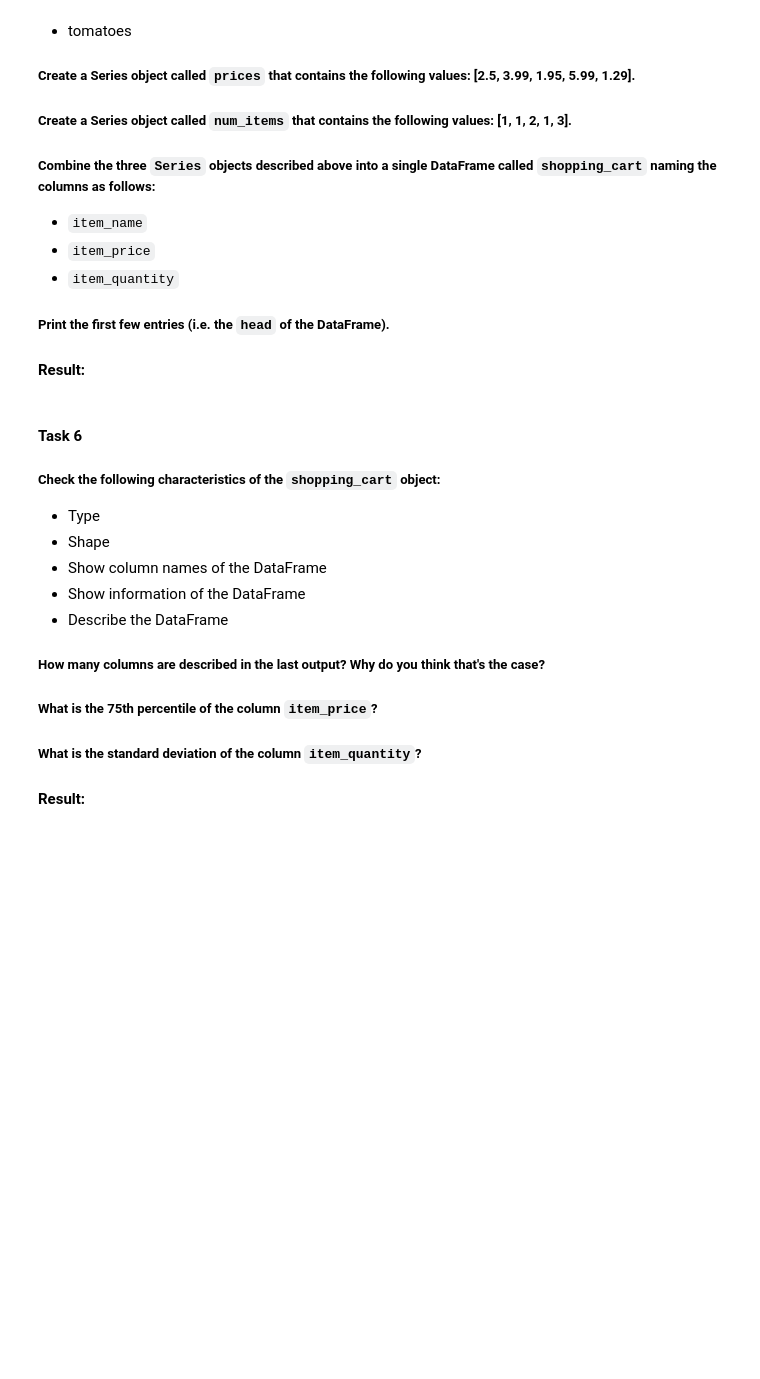
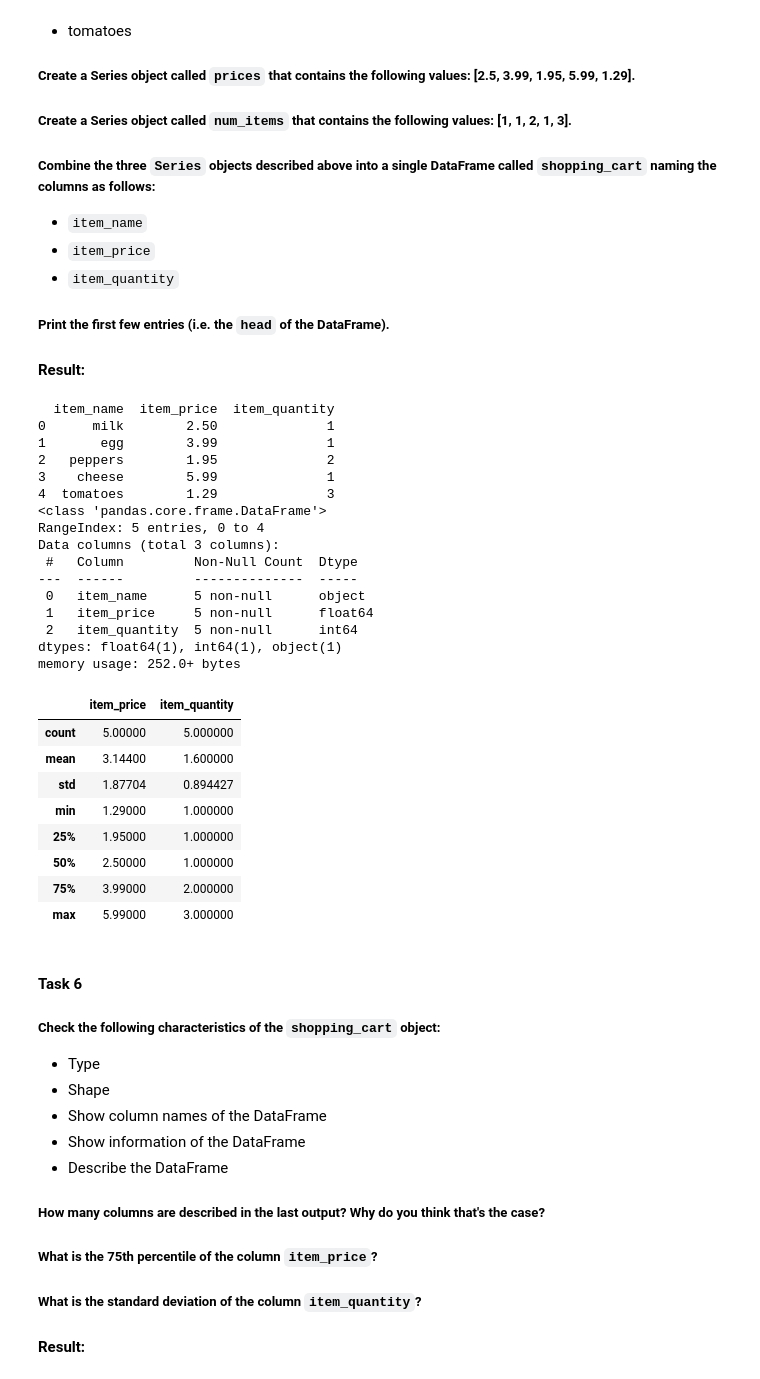
Before and after one commit to christinazzz/Data-Wrangling-with-Python, a Jupyter notebook: IntermediateDataWrangling/DataWranglingWithPandas/DataWranglingInPython-DataWranglingWithPandas-5-exercises.ipynb, the cells around one changed output. Saved outputs shown, nothing was run; the diff lists cells and outputs as text; code cells hidden in the pictures; blank space fills up the shorter version.

Commit message:
complete panda exercise

```diff
--- a/IntermediateDataWrangling/DataWranglingWithPandas/DataWranglingInPython-DataWranglingWithPandas-5-exercises.ipynb
+++ b/IntermediateDataWrangling/DataWranglingWithPandas/DataWranglingInPython-DataWranglingWithPandas-5-exercises.ipynb
@@ -113,6 +177,45 @@ print(abs_series.cumsum())
 - `item_quantity`
 ##### Print the first few entries (i.e. the `head` of the DataFrame).
 #### Result:
+# %%
+shopping_series = pd.Series(["milk","egg","peppers","cheese","tomatoes"])
+prices = pd.Series([2.5,3.99,1.95,5.99,1.29])
+num_items=pd.Series([1,1,2,1,3])
+shopping_cart = pd.DataFrame({
+    "item_name": shopping_series,
+    "item_price": prices,
+    "item_quantity": num_items
+})
+shopping_cart
+print(shopping_cart.head())
+shopping_cart.info()
+shopping_cart.describe()
+# %% [output]
+  item_name  item_price  item_quantity
+0      milk        2.50              1
+1       egg        3.99              1
+2   peppers        1.95              2
+3    cheese        5.99              1
+4  tomatoes        1.29              3
+<class 'pandas.core.frame.DataFrame'>
+RangeIndex: 5 entries, 0 to 4
+Data columns (total 3 columns):
+ #   Column         Non-Null Count  Dtype
+---  ------         --------------  -----
+ 0   item_name      5 non-null      object
+ 1   item_price     5 non-null      float64
+ 2   item_quantity  5 non-null      int64
+dtypes: float64(1), int64(1), object(1)
+memory usage: 252.0+ bytes
+|  | item_price | item_quantity |
+| count | 5.00000 | 5.000000 |
+| mean | 3.14400 | 1.600000 |
+| std | 1.87704 | 0.894427 |
+| min | 1.29000 | 1.000000 |
+| 25% | 1.95000 | 1.000000 |
+| 50% | 2.50000 | 1.000000 |
+| 75% | 3.99000 | 2.000000 |
+| max | 5.99000 | 3.000000 |
 # %% [markdown]
 #### Task 6
 ##### Check the following characteristics of the `shopping_cart` object:
```
Also changed, not shown: parts of 25 cells of this notebook, 1 other file.
